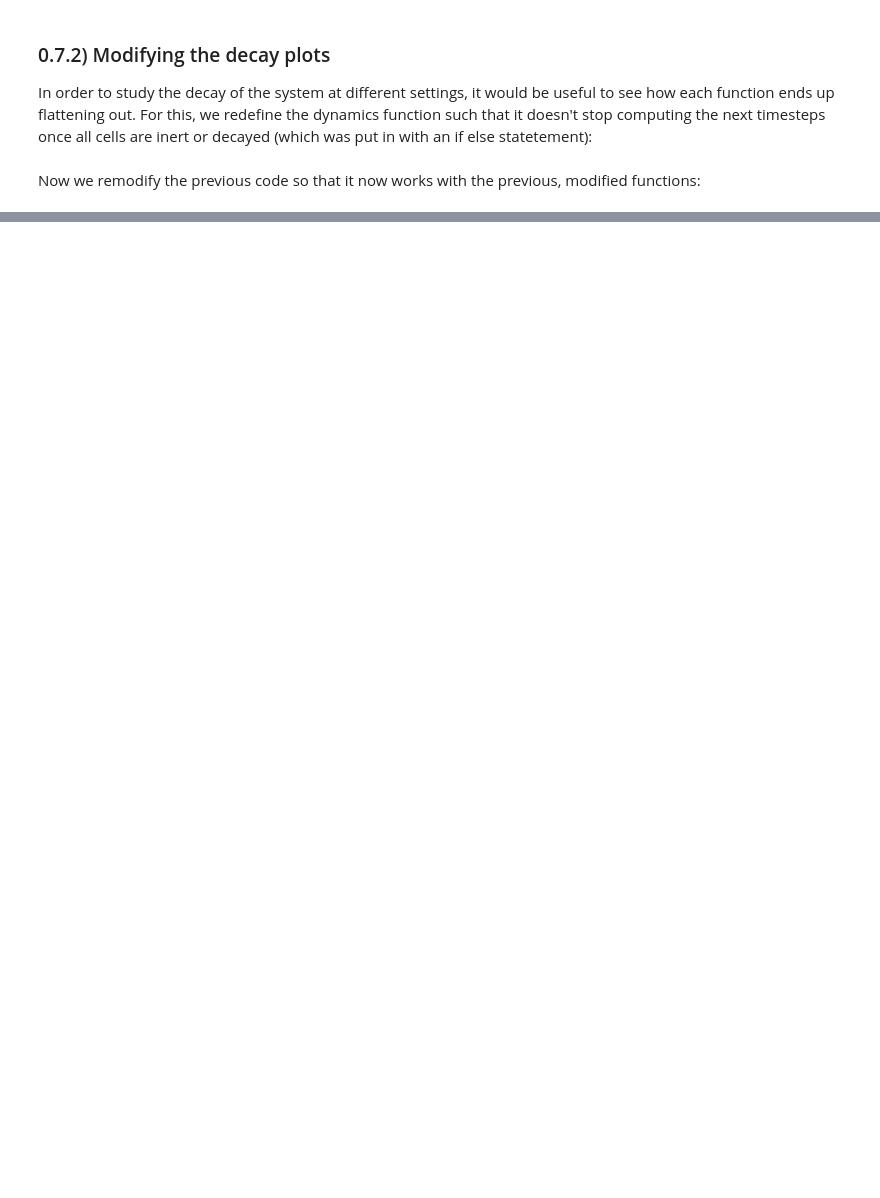
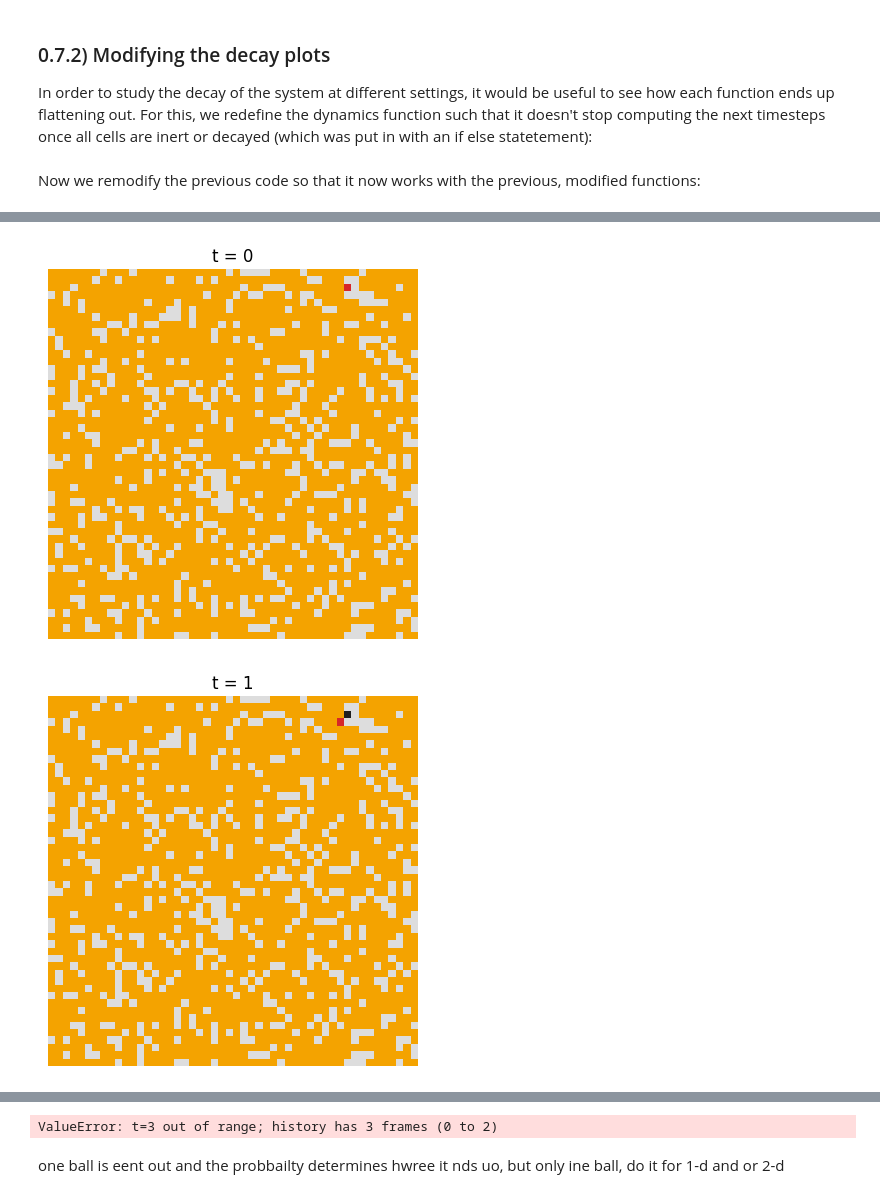
Before and after one commit to IgnacioMPineda/IPT-problem---Mousetrap-Dynamics, a Jupyter notebook: Notebook 0 - Theory and Applications. Approach to the problem.ipynb, the cells around one changed output, grey strips where cells are left out. Drawn from its saved outputs; the diff is of its cells as text; code cells hidden in the pictures; blank space fills up the shorter version.

```diff
--- a/Notebook 0 - Theory and Applications. Approach to the problem.ipynb
+++ b/Notebook 0 - Theory and Applications. Approach to the problem.ipynb
@@ -1023,0 +1225,9 @@ plot_all_settings_vs_density_time(rho_values, p, p0_ball, d_opt, r_rise, r_fall,
+# %%
+rho = 0.8
+f_k = lambda rng: rng.geometric(p=0.3) + 1
+p_succ_long = lambda k: 0.2 * np.exp(-k / 5)
+
+hist = final_history(rho, f_k, p_succ_long, p_succ_short=0.9, p_long=0.5,
+                m=1, L=50, steps=200, rng=None)
+
+hist
@@ -1023,0 +1252,6 @@ plot_all_settings_vs_density_time(rho_values, p, p0_ball, d_opt, r_rise, r_fall,
+# %%
+for i in range(5):
+    show_timestep(hist, i)
+# %% [output]
+[figure, added]
+[figure, added]
@@ -1023,0 +1259,3 @@ plot_all_settings_vs_density_time(rho_values, p, p0_ball, d_opt, r_rise, r_fall,
+ValueError: t=3 out of range; history has 3 frames (0 to 2)
+# %% [markdown]
+one ball is eent out and the probbailty determines hwree it nds uo, but only ine ball, do it for 1-d and or 2-d
```
Also changed, not shown: parts of 25 cells of this notebook.
